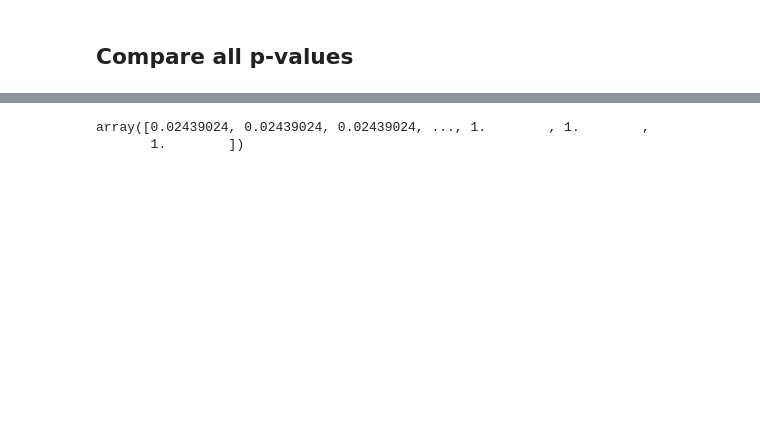
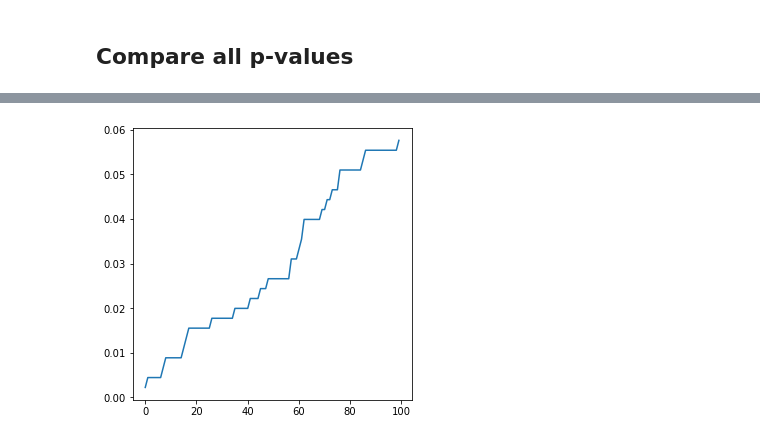
Before and after one commit to ZiyiLiang/weighted_conformal_pvalues, a Jupyter notebook: examples/example-1.ipynb, the cells around one changed output, grey strips where cells are left out. Drawn from its saved outputs; the diff is of its cells as text; code cells hidden in the pictures; blank space fills up the shorter version.

```diff
--- a/examples/example-1.ipynb
+++ b/examples/example-1.ipynb
@@ -350,8 +351,8 @@ plt.show()
-# %%
-np.sort(pvals_oneclass)
-# %% [output]
-array([0.02439024, 0.02439024, 0.02439024, ..., 1.        , 1.        ,
-       1.        ])
+# %%
+plt.plot(np.sort(pvals_oneclass)[0:100])
+plt.show()
+# %% [output]
+[figure, added]
 # %%
 np.sort(pvals_bin_ens)
 # %% [output]
```
Also changed, not shown: parts of 9 cells of this notebook, 2 other files.
